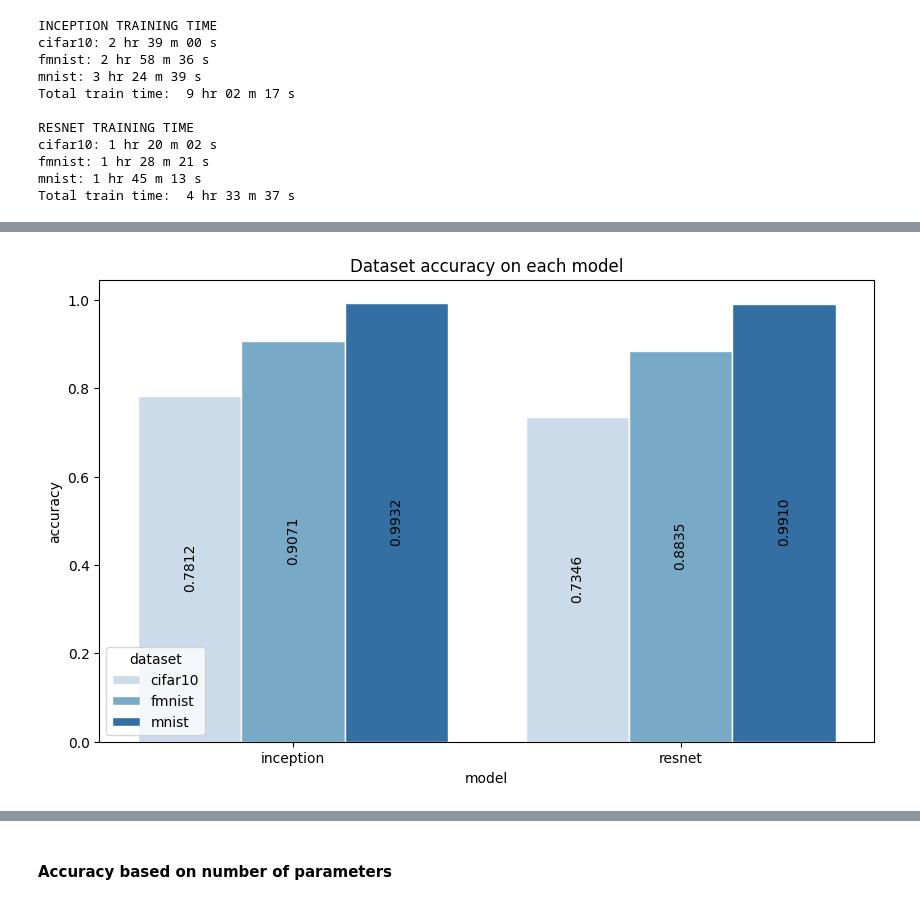
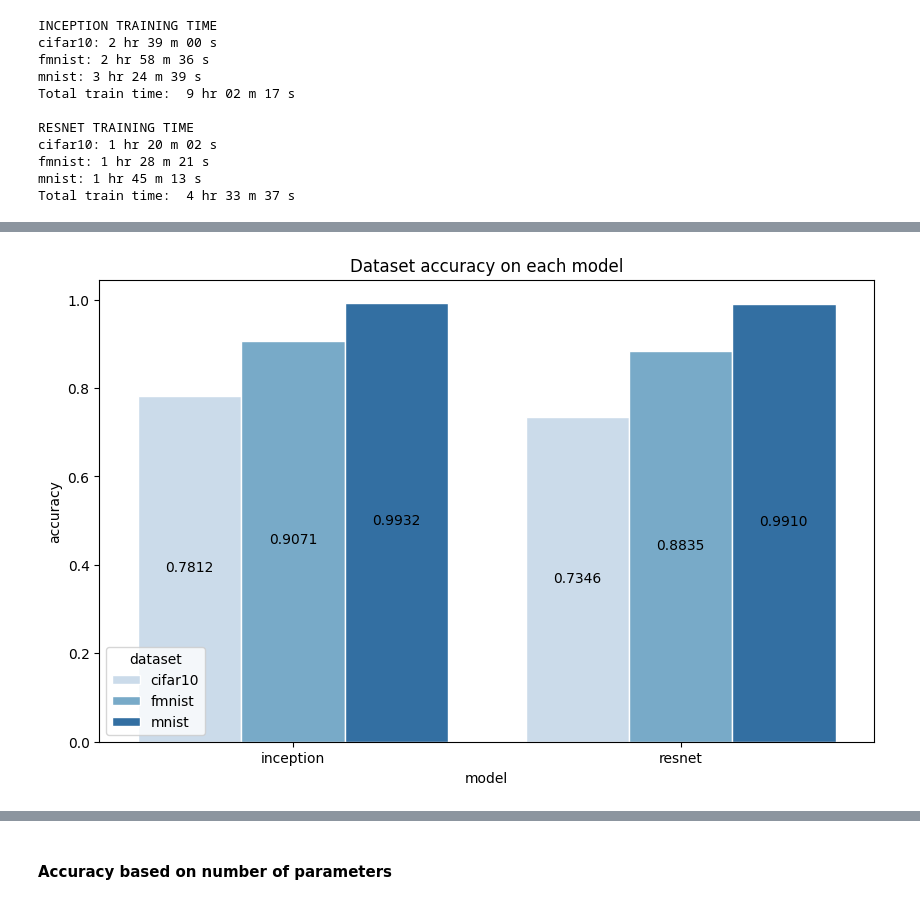
Before and after one commit to davidanoel/phd, a Jupyter notebook: analysis/analysis.ipynb, the cells around one changed output, grey strips where cells are left out. Drawn from its saved outputs; the diff is of its cells as text; code cells hidden in the pictures.

```diff
--- a/analysis/analysis.ipynb
+++ b/analysis/analysis.ipynb
@@ -94,14 +107,14 @@ def plot_history(history, policy_num):
     # plot loss during training
     fig, (ax1, ax2) = plt.subplots(1, 2)
     fig.suptitle(f"Policy {policy_num} for {DATASET_TITLE} on {NETWORK_TITLE}")
-    ax1.set_title("Training Loss", fontsize=10)
+    ax1.set_title("Model Loss", fontsize=10)
     ax1.plot(epochs, history.loss, "--")
     ax1.plot(epochs, history.val_loss, "--")
     ax1.set_xlabel("Epochs")
     ax1.set_ylabel("Loss")
     ax1.legend(["training", "validation"], loc="best")
     # plot accuracy during training
-    ax2.set_title("Training Accuracy", fontsize=10)
+    ax2.set_title("Model Accuracy", fontsize=10)
     ax2.plot(epochs, history.accuracy, "--")
     ax2.plot(epochs, history.val_accuracy, "--")
     ax2.set_xlabel("Epochs")
@@ -209,18 +228,0 @@ def get_time(num_seconds):
-# %%
-fig, ax = plt.subplots(figsize = (10,6))
-sns.barplot(x = 'model',
-            y = 'latency',
-            hue = 'dataset',
-            data = metrics,
-            palette = "Blues",
-            errwidth=0,
-            estimator=sum,
-            edgecolor = "w")
-ax.set_title("Total training time for each dataset and model")
-ax.set(xlabel='Model', ylabel='Latency (seconds)')
-ax.legend(title="Dataset",loc='best')
-for i in ax.containers:
-    # hrs = get_time(i[0].get_height())
-    # print(hrs)
-    ax.bar_label(i,fmt="%.2f", padding=1,label_type='center',rotation=90)
-plt.show()
@@ -255,3 +255,21 @@ cifar10: 1 hr 20 m 02 s
 fmnist: 1 hr 28 m 21 s
 mnist: 1 hr 45 m 13 s
 Total train time:  4 hr 33 m 37 s
+# %%
+fig, ax = plt.subplots(figsize = (10,6))
+sns.barplot(x = 'model',
+            y = 'latency',
+            hue = 'dataset',
+            data = metrics,
+            palette = "Blues",
+            errwidth=0,
+            estimator=sum,
+            edgecolor = "w")
+ax.set_title("Total training time for each dataset and model")
+ax.set(xlabel='Model', ylabel='Latency (seconds)')
+ax.legend(title="Dataset",loc='best')
+for i in ax.containers:
+    # hrs = get_time(i[0].get_height())
+    # print(hrs)
+    ax.bar_label(i,fmt="%.0f", padding=1,label_type='center')
+plt.show()
@@ -333,18 +320,18 @@ df
 # %%
 fig, ax = plt.subplots(figsize = (10,6))
 sns.barplot(x = 'model',
             y = 'accuracy',
             hue = 'dataset',
             data = metrics,
             palette = "Blues",
             errwidth=0,
             edgecolor = "w")
 ax.set_title("Dataset accuracy on each model")
 for i in ax.containers:
-    ax.bar_label(i,fmt="%.4f", padding=1,label_type='center',rotation=90)
+    ax.bar_label(i,fmt="%.4f", padding=1,label_type='center')
 plt.show()
 # %% [output]
-[figure, old version]
+[figure, new version]
 # %%
 fig, ax = plt.subplots(figsize = (10,6))
 sns.barplot(x = 'dataset',
```
Also changed, not shown: parts of 30 cells of this notebook, 6 other files.
